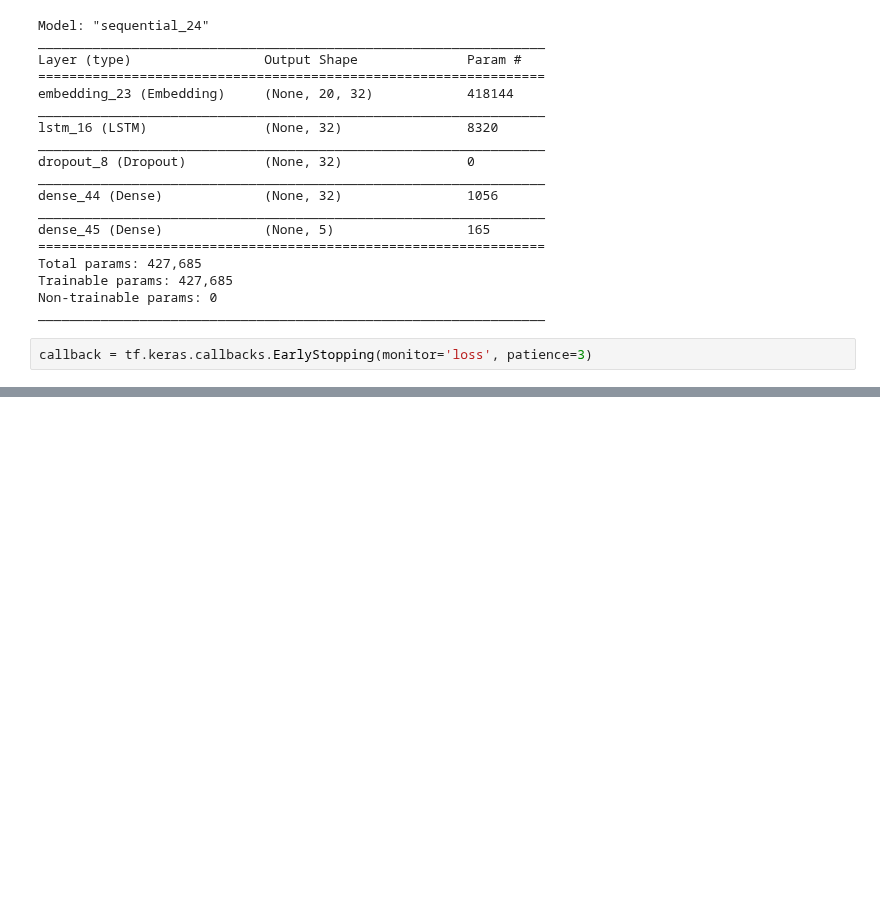
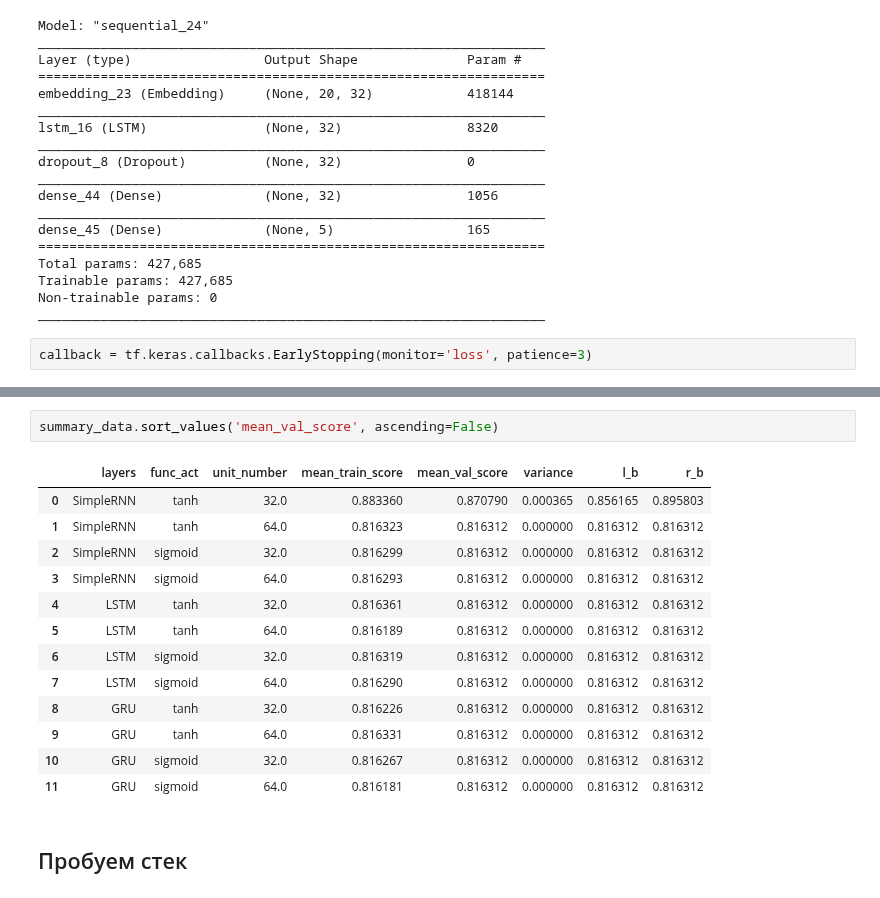
Before and after one commit to VitalyGladyshev/gb_nlp, a Jupyter notebook: HW_06_NLP.ipynb, the cells around one changed output, grey strips where cells are left out. Cells and saved outputs as stored; diff of their text form; blank space fills up the shorter version.

```diff
--- a/HW_06_NLP.ipynb
+++ b/HW_06_NLP.ipynb
@@ -487,0 +608,18 @@ Epoch 32/1000
+# %%
+summary_data.sort_values('mean_val_score', ascending=False)
+# %% [output]
+|  | layers | func_act | unit_number | mean_train_score | mean_val_score | variance | l_b | r_b |
+| 0 | SimpleRNN | tanh | 32.0 | 0.883360 | 0.870790 | 0.000365 | 0.856165 | 0.895803 |
+| 1 | SimpleRNN | tanh | 64.0 | 0.816323 | 0.816312 | 0.000000 | 0.816312 | 0.816312 |
+| 2 | SimpleRNN | sigmoid | 32.0 | 0.816299 | 0.816312 | 0.000000 | 0.816312 | 0.816312 |
+| 3 | SimpleRNN | sigmoid | 64.0 | 0.816293 | 0.816312 | 0.000000 | 0.816312 | 0.816312 |
+| 4 | LSTM | tanh | 32.0 | 0.816361 | 0.816312 | 0.000000 | 0.816312 | 0.816312 |
+| 5 | LSTM | tanh | 64.0 | 0.816189 | 0.816312 | 0.000000 | 0.816312 | 0.816312 |
+| 6 | LSTM | sigmoid | 32.0 | 0.816319 | 0.816312 | 0.000000 | 0.816312 | 0.816312 |
+| 7 | LSTM | sigmoid | 64.0 | 0.816290 | 0.816312 | 0.000000 | 0.816312 | 0.816312 |
+| 8 | GRU | tanh | 32.0 | 0.816226 | 0.816312 | 0.000000 | 0.816312 | 0.816312 |
+| 9 | GRU | tanh | 64.0 | 0.816331 | 0.816312 | 0.000000 | 0.816312 | 0.816312 |
+| 10 | GRU | sigmoid | 32.0 | 0.816267 | 0.816312 | 0.000000 | 0.816312 | 0.816312 |
+| 11 | GRU | sigmoid | 64.0 | 0.816181 | 0.816312 | 0.000000 | 0.816312 | 0.816312 |
+# %% [markdown]
+## Пробуем стек
```
Also changed, not shown: parts of 21 cells of this notebook.
